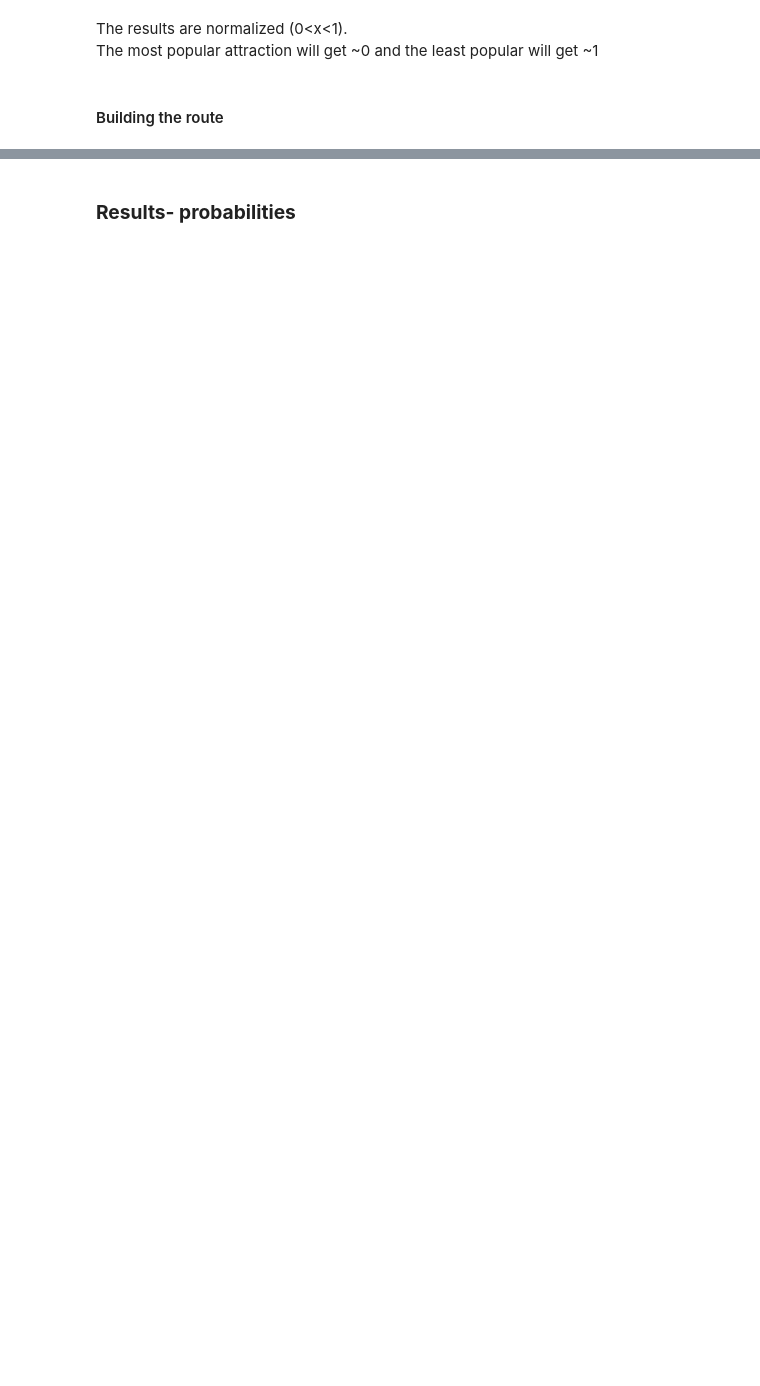
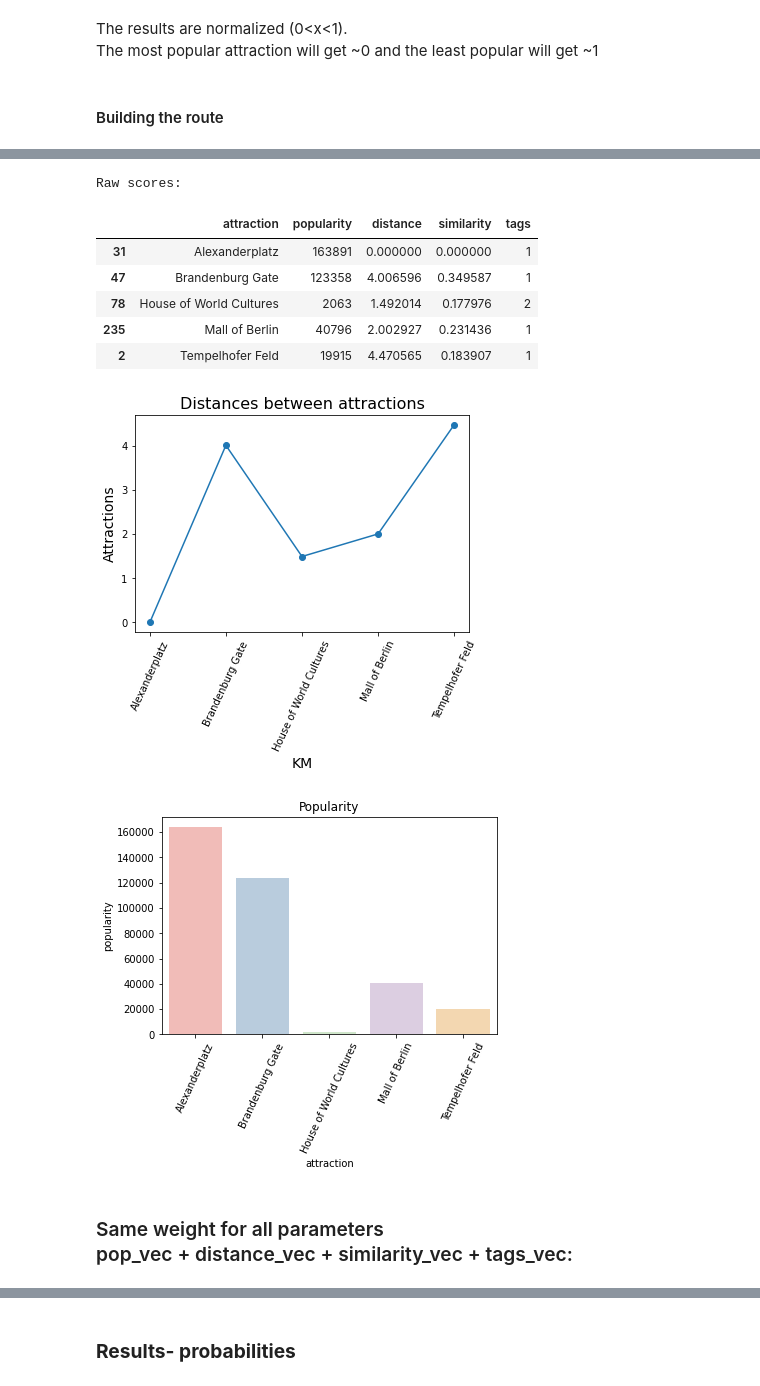
Before and after one commit to HadarBrayerBridgify/Route_building, a Jupyter notebook: route_building.ipynb, the cells around one changed output, grey strips where cells are left out. Saved outputs shown, nothing was run; the diff lists cells and outputs as text; code cells hidden in the pictures; blank space fills up the shorter version.

```diff
--- a/route_building.ipynb
+++ b/route_building.ipynb
@@ -720,0 +2182,8 @@ berlin_distance_matrix.iloc[235][98]
+# %%
+# select formula weights
+weight_dict = {"popular": 2, "distance": 2, "similarity": 1, "tags": 1}
+
+selected_attractions, more_options = route_building(df_reduced, df_tags_vec, df_popularity_vec, df_similarity_norm, df_distances_norm, chosen_tags, num_attractions, num_options, weight_dict, berlin_data)
+
+# display the initial selection
+display_optional_attractions(df_reduced, more_options, num_options)
@@ -720,0 +2216,18 @@ berlin_distance_matrix.iloc[235][98]
+# %%
+scores_df = raw_scores_selected_attrac(selected_attractions, chosen_tags, tags_vec_sum, df_reduced["number_of_reviews"], berlin_similarity_matrix, berlin_distance_matrix)
+
+print("Raw scores:")
+display(scores_df)
+print("\n\n\n")
+
+display_scores(scores_df)
+# %% [output]
+Raw scores:
+|  | attraction | popularity | distance | similarity | tags |
+| 31 | Alexanderplatz | 163891 | 0.000000 | 0.000000 | 1 |
+| 47 | Brandenburg Gate | 123358 | 4.006596 | 0.349587 | 1 |
+| 78 | House of World Cultures | 2063 | 1.492014 | 0.177976 | 2 |
+| 235 | Mall of Berlin | 40796 | 2.002927 | 0.231436 | 1 |
+| 2 | Tempelhofer Feld | 19915 | 4.470565 | 0.183907 | 1 |
+[figure, added]
+[figure, added]
@@ -720,0 +2237,2 @@ berlin_distance_matrix.iloc[235][98]
+# %% [markdown]
+### Same weight for all parameters<br> pop_vec + distance_vec + similarity_vec + tags_vec:
```
Also changed, not shown: parts of 102 cells of this notebook, 8 other files.
